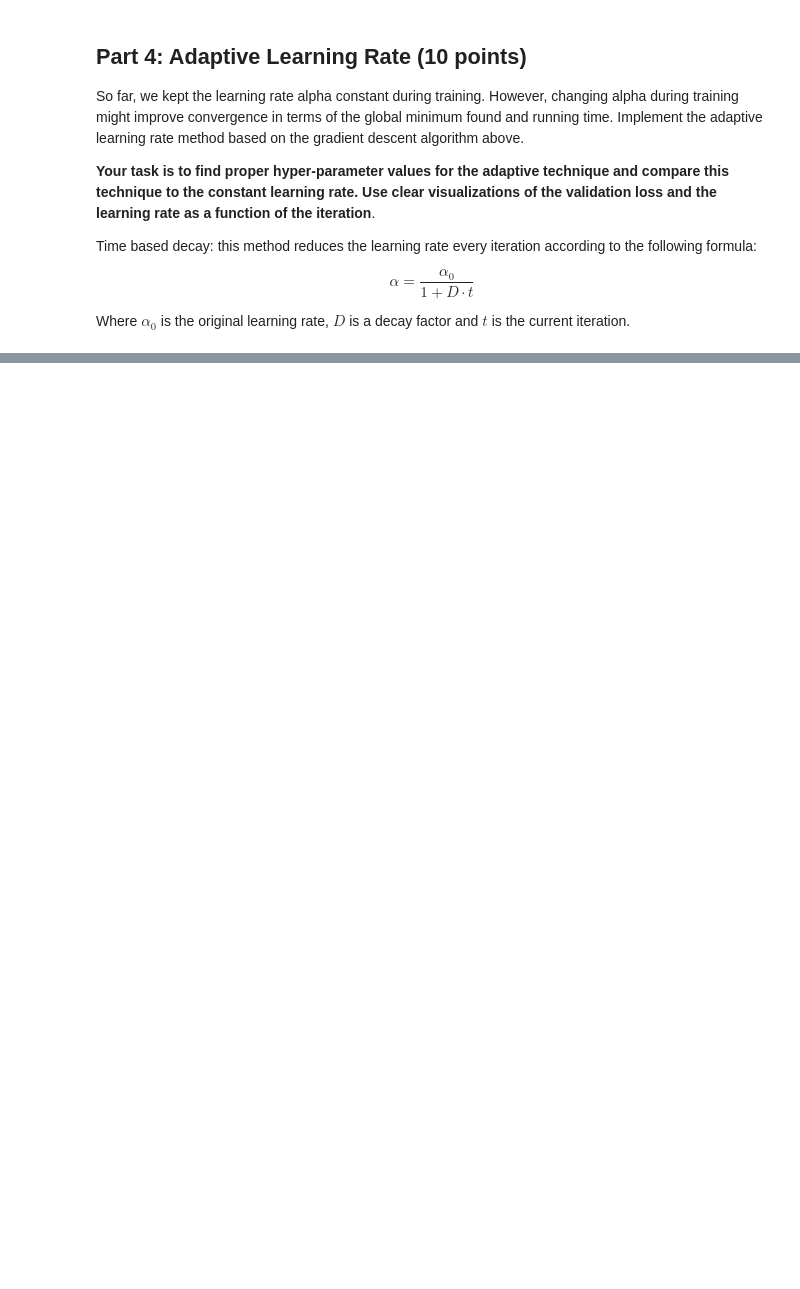
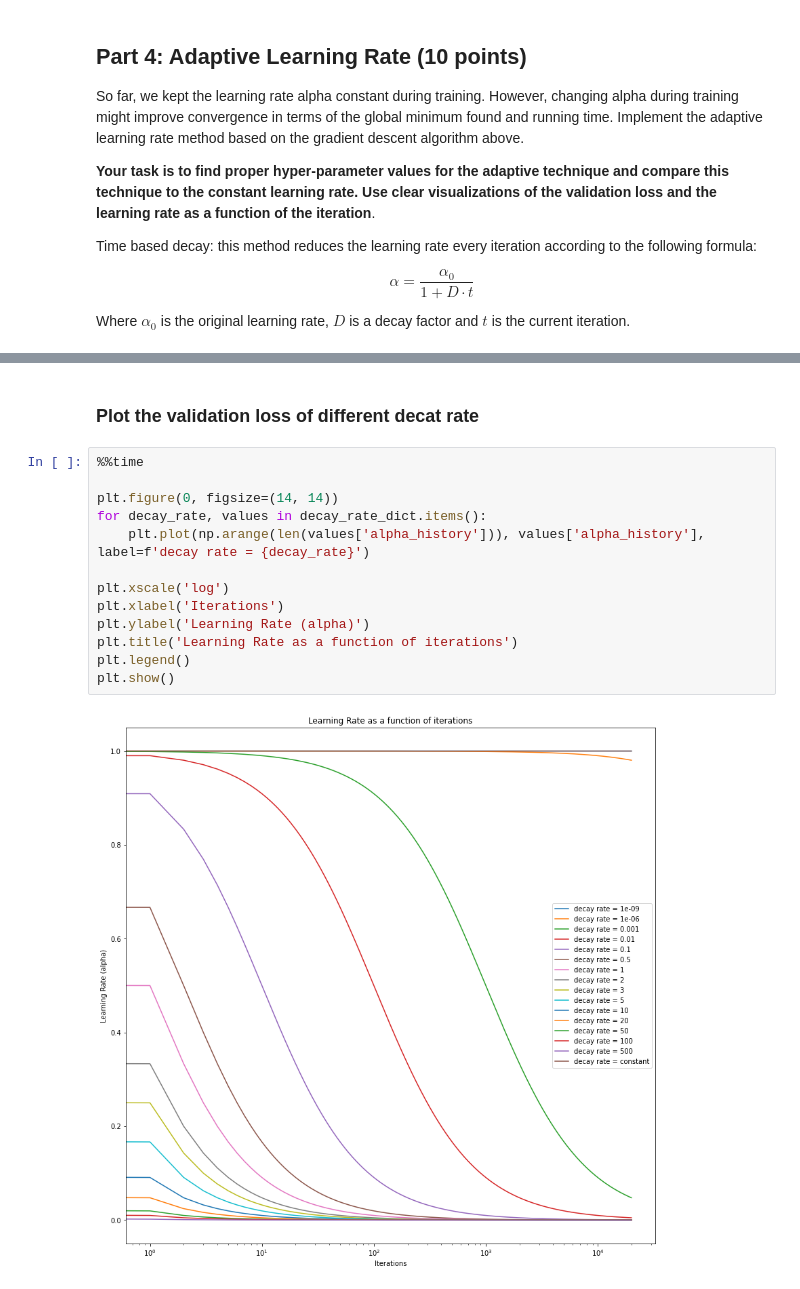
Before and after one commit to RoyR-IDC/MachineLearningFromData, a Jupyter notebook: HW1/203972922_201312907.ipynb, the cells around one changed output, grey strips where cells are left out. Drawn from its saved outputs; the diff is of its cells as text; blank space fills up the shorter version.

```diff
--- a/HW1/203972922_201312907.ipynb
+++ b/HW1/203972922_201312907.ipynb
@@ -888,0 +1046,17 @@ plt.show()
+# %% [markdown]
+### Plot the validation loss of different decat rate
+# %%
+%%time
+
+plt.figure(0, figsize=(14, 14))
+for decay_rate, values in decay_rate_dict.items():
+    plt.plot(np.arange(len(values['alpha_history'])), values['alpha_history'], label=f'decay rate = {decay_rate}')
+
+plt.xscale('log')
+plt.xlabel('Iterations')
+plt.ylabel('Learning Rate (alpha)')
+plt.title('Learning Rate as a function of iterations')
+plt.legend()
+plt.show()
+# %% [output]
+[figure, added]
```
Also changed, not shown: parts of 41 cells of this notebook.
